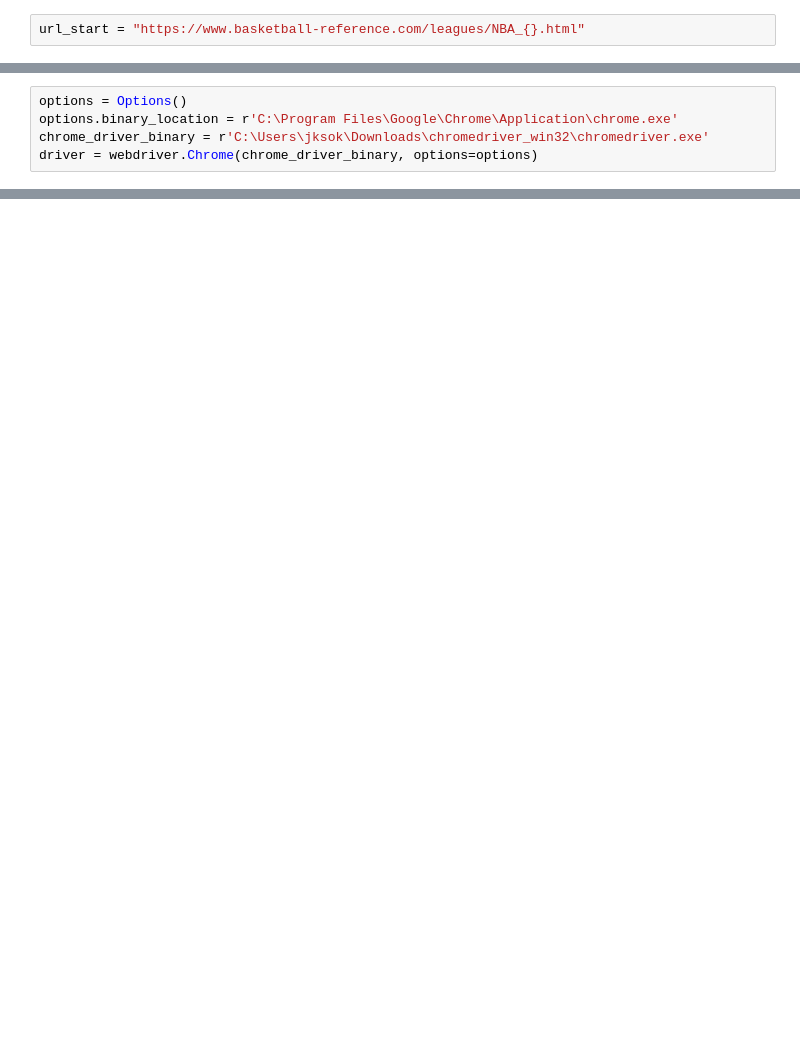
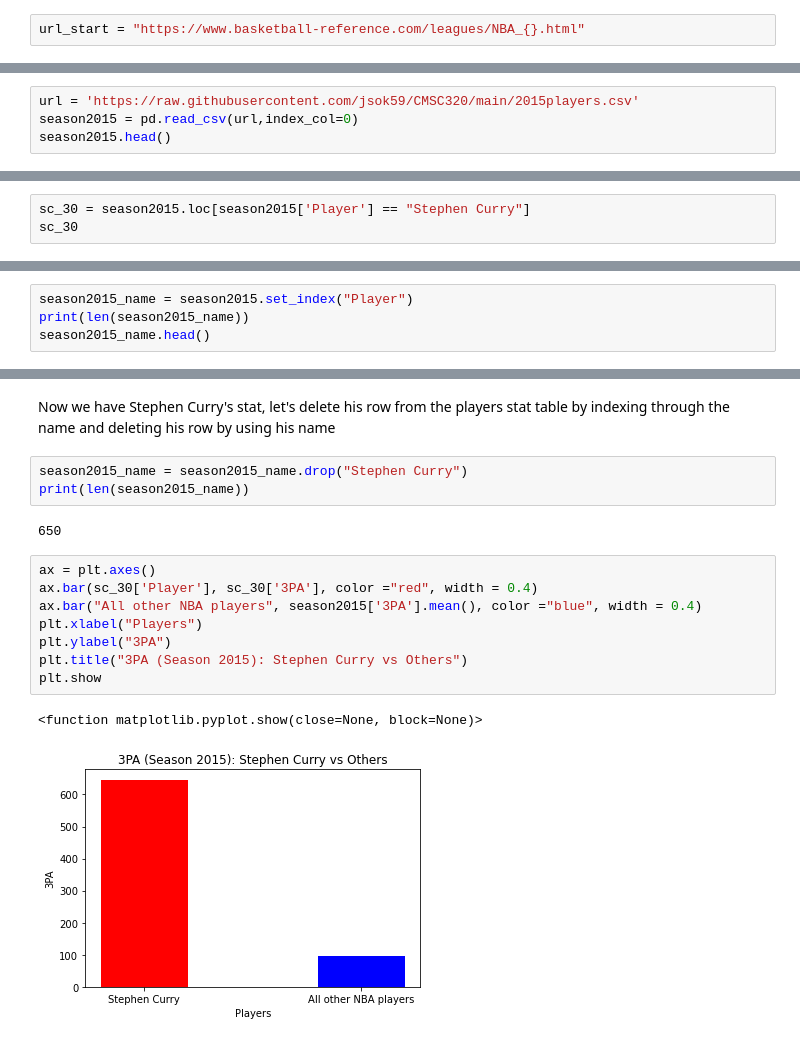
Before and after one commit to jsok59/CMSC320_FinalWebProject, a Jupyter notebook: CMSC320_FinalProject.ipynb, the cells around one changed output, grey strips where cells are left out. Cells and saved outputs as stored; diff of their text form; blank space fills up the shorter version.

```diff
--- a/CMSC320_FinalProject.ipynb
+++ b/CMSC320_FinalProject.ipynb
@@ -50,0 +88,4 @@ Name: 3P%, dtype: float64
+# %%
+url = 'https://raw.githubusercontent.com/jsok59/CMSC320/main/2015players.csv'
+season2015 = pd.read_csv(url,index_col=0)
+season2015.head()
@@ -105,6 +183,4 @@ from webdriver_manager.chrome import ChromeDriverManager
 # %%
-options = Options()
-options.binary_location = r'C:\Program Files\Google\Chrome\Application\chrome.exe'
-chrome_driver_binary = r'C:\Users\jksok\Downloads\chromedriver_win32\chromedriver.exe'
-driver = webdriver.Chrome(chrome_driver_binary, options=options)
+sc_30 = season2015.loc[season2015['Player'] == "Stephen Curry"]
+sc_30
 # %% [output]
@@ -114,0 +191,4 @@ Stacktrace:
+# %%
+season2015_name = season2015.set_index("Player")
+print(len(season2015_name))
+season2015_name.head()
@@ -114,0 +205,18 @@ Stacktrace:
+# %% [markdown]
+Now we have Stephen Curry's stat, let's delete his row from the players stat table by indexing through the name and deleting his row by using his name
+# %%
+season2015_name = season2015_name.drop("Stephen Curry")
+print(len(season2015_name))
+# %% [output]
+650
+# %%
+ax = plt.axes()
+ax.bar(sc_30['Player'], sc_30['3PA'], color ="red", width = 0.4)
+ax.bar("All other NBA players", season2015['3PA'].mean(), color ="blue", width = 0.4)
+plt.xlabel("Players")
+plt.ylabel("3PA")
+plt.title("3PA (Season 2015): Stephen Curry vs Others")
+plt.show
+# %% [output]
+<function matplotlib.pyplot.show(close=None, block=None)>
+[figure, added]
```
Also changed, not shown: parts of 63 cells of this notebook.
